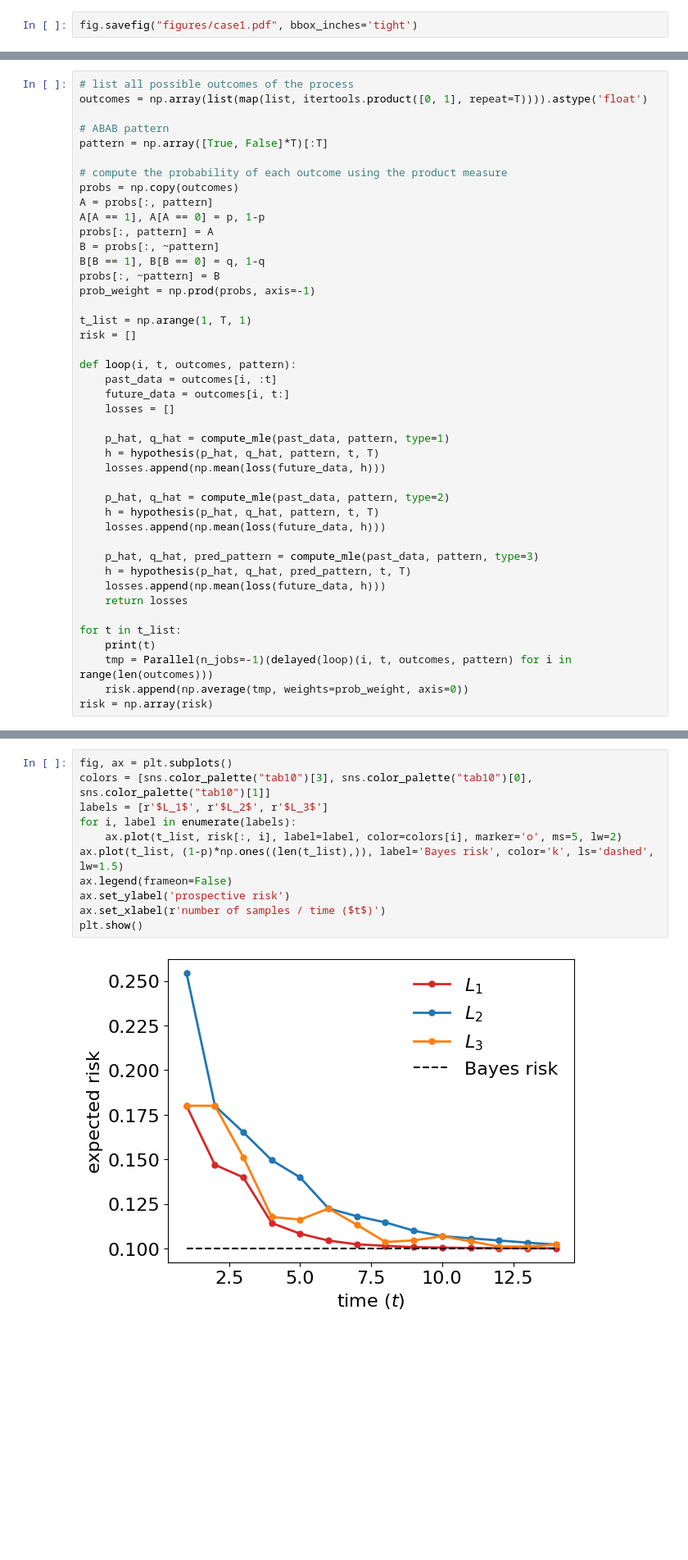
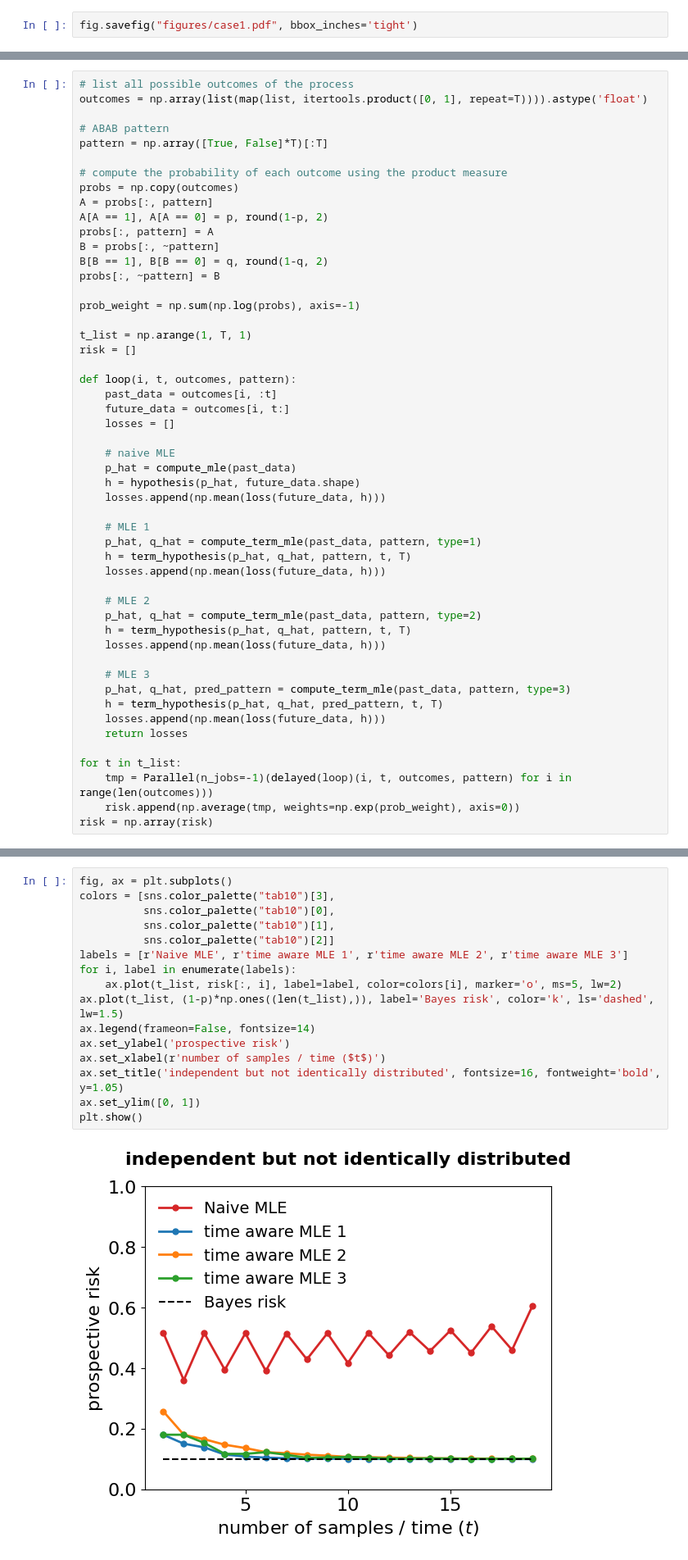
Before and after one commit to YuxinB/ProL, a Jupyter notebook: notebooks/6-four-cases-of-PL.ipynb, the cells around one changed output, grey strips where cells are left out. Shown at 82% size. Drawn from its saved outputs; the diff is of its cells as text; blank space fills up the shorter version.

```diff
--- a/notebooks/6-four-cases-of-PL.ipynb
+++ b/notebooks/6-four-cases-of-PL.ipynb
@@ -223,12 +224,13 @@ pattern = np.array([True, False]*T)[:T]
 # compute the probability of each outcome using the product measure
 probs = np.copy(outcomes)
 A = probs[:, pattern]
-A[A == 1], A[A == 0] = p, 1-p
+A[A == 1], A[A == 0] = p, round(1-p, 2)
 probs[:, pattern] = A
 B = probs[:, ~pattern]
-B[B == 1], B[B == 0] = q, 1-q
+B[B == 1], B[B == 0] = q, round(1-q, 2)
 probs[:, ~pattern] = B
-prob_weight = np.prod(probs, axis=-1)
+
+prob_weight = np.sum(np.log(probs), axis=-1)
 
 t_list = np.arange(1, T, 1)
 risk = []
@@ -238,21 +240,28 @@ def loop(i, t, outcomes, pattern):
     future_data = outcomes[i, t:]
     losses = []
 
-    p_hat, q_hat = compute_mle(past_data, pattern, type=1)
-    h = hypothesis(p_hat, q_hat, pattern, t, T)
+    # naive MLE
+    p_hat = compute_mle(past_data)
+    h = hypothesis(p_hat, future_data.shape)
     losses.append(np.mean(loss(future_data, h)))
 
-    p_hat, q_hat = compute_mle(past_data, pattern, type=2)
-    h = hypothesis(p_hat, q_hat, pattern, t, T)
+    # MLE 1
+    p_hat, q_hat = compute_term_mle(past_data, pattern, type=1)
+    h = term_hypothesis(p_hat, q_hat, pattern, t, T)
     losses.append(np.mean(loss(future_data, h)))
 
-    p_hat, q_hat, pred_pattern = compute_mle(past_data, pattern, type=3)
-    h = hypothesis(p_hat, q_hat, pred_pattern, t, T)
+    # MLE 2
+    p_hat, q_hat = compute_term_mle(past_data, pattern, type=2)
+    h = term_hypothesis(p_hat, q_hat, pattern, t, T)
+    losses.append(np.mean(loss(future_data, h)))
+
+    # MLE 3
+    p_hat, q_hat, pred_pattern = compute_term_mle(past_data, pattern, type=3)
+    h = term_hypothesis(p_hat, q_hat, pred_pattern, t, T)
     losses.append(np.mean(loss(future_data, h)))
     return losses
 
 for t in t_list:
-    print(t)
     tmp = Parallel(n_jobs=-1)(delayed(loop)(i, t, outcomes, pattern) for i in range(len(outcomes)))
-    risk.append(np.average(tmp, weights=prob_weight, axis=0))
+    risk.append(np.average(tmp, weights=np.exp(prob_weight), axis=0))
 risk = np.array(risk)
@@ -266,13 +268,18 @@ loop(5, 10, outcomes, pattern)
 # %%
 fig, ax = plt.subplots()
-colors = [sns.color_palette("tab10")[3], sns.color_palette("tab10")[0], sns.color_palette("tab10")[1]]
-labels = [r'$L_1$', r'$L_2$', r'$L_3$']
+colors = [sns.color_palette("tab10")[3],
+          sns.color_palette("tab10")[0],
+          sns.color_palette("tab10")[1],
+          sns.color_palette("tab10")[2]]
+labels = [r'Naive MLE', r'time aware MLE 1', r'time aware MLE 2', r'time aware MLE 3']
 for i, label in enumerate(labels):
     ax.plot(t_list, risk[:, i], label=label, color=colors[i], marker='o', ms=5, lw=2)
 ax.plot(t_list, (1-p)*np.ones((len(t_list),)), label='Bayes risk', color='k', ls='dashed', lw=1.5)
-ax.legend(frameon=False)
+ax.legend(frameon=False, fontsize=14)
 ax.set_ylabel('prospective risk')
 ax.set_xlabel(r'number of samples / time ($t$)')
+ax.set_title('independent but not identically distributed', fontsize=16, fontweight='bold', y=1.05)
+ax.set_ylim([0, 1])
 plt.show()
 # %% [output]
-[figure, old version]
+[figure, new version]
```
Also changed, not shown: parts of 9 cells of this notebook, 1 other file.
